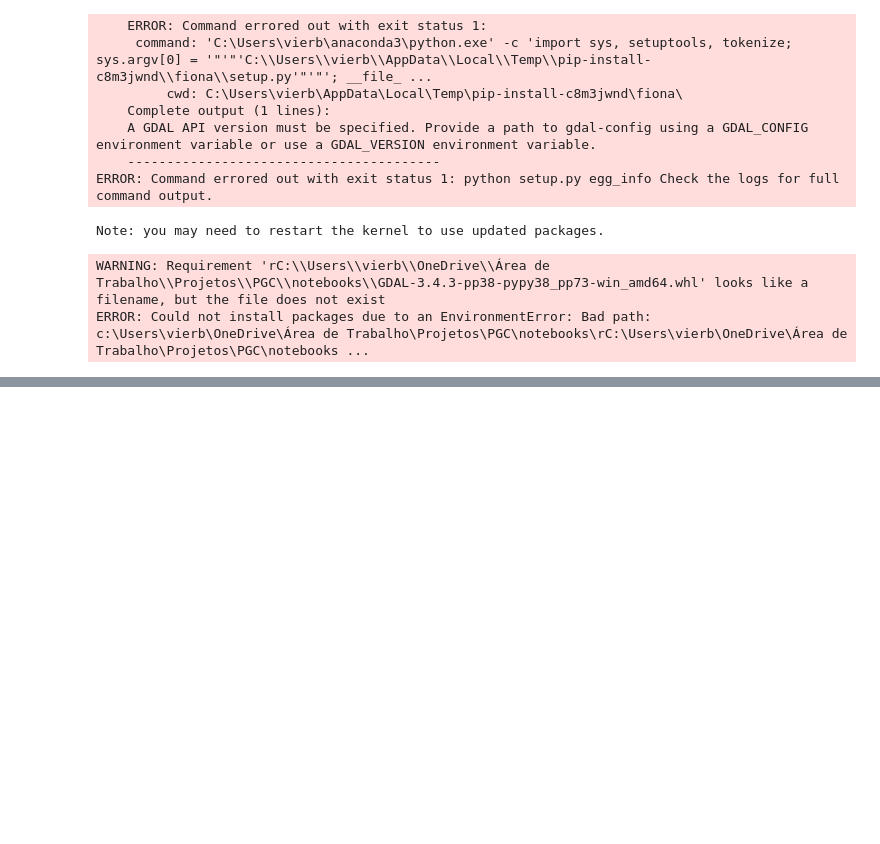
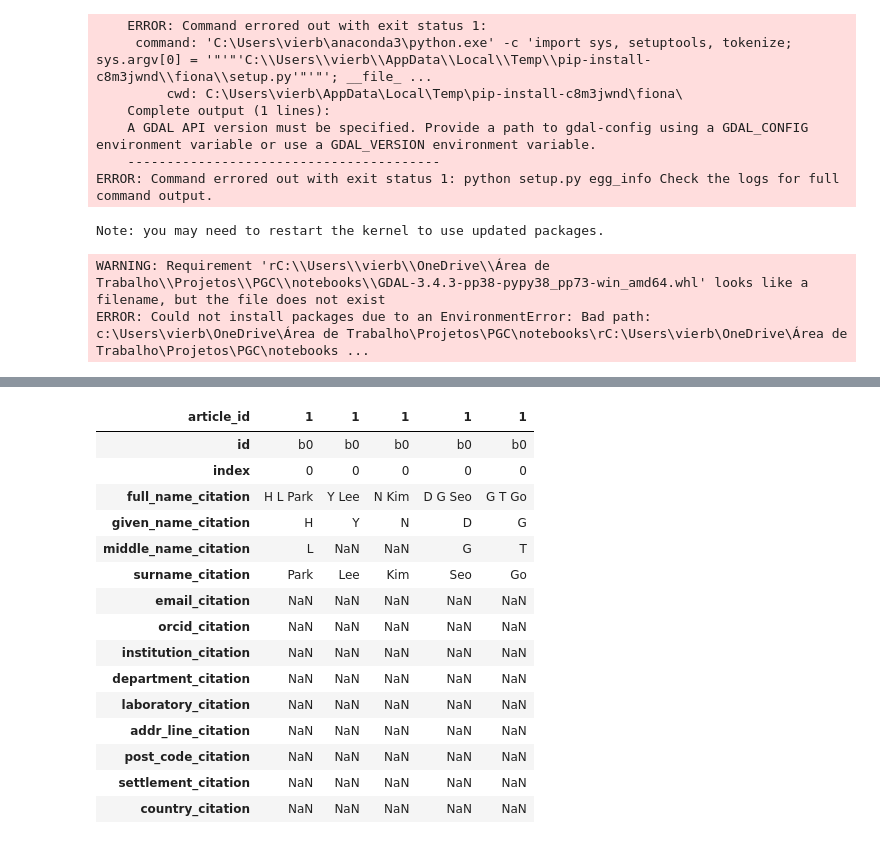
Before and after one commit to Vieirbat/Summarticles, a Jupyter notebook: notebooks/Visões Estatísticas.ipynb, the cells around one changed output, grey strips where cells are left out. Cells and saved outputs as stored; diff of their text form; code cells hidden in the pictures; blank space fills up the shorter version.

```diff
--- a/notebooks/Visões Estatísticas.ipynb
+++ b/notebooks/Visões Estatísticas.ipynb
@@ -645,0 +741,19 @@ ERROR: Could not install packages due to an EnvironmentError: Bad path: c:\Users
+# %%
+dict_dfs['df_doc_authors_citations'].head().T
+# %% [output]
+| article_id | 1 | 1 | 1 | 1 | 1 |
+| id | b0 | b0 | b0 | b0 | b0 |
+| index | 0 | 0 | 0 | 0 | 0 |
+| full_name_citation | H L Park | Y Lee | N Kim | D G Seo | G T Go |
+| given_name_citation | H | Y | N | D | G |
+| middle_name_citation | L | NaN | NaN | G | T |
+| surname_citation | Park | Lee | Kim | Seo | Go |
+| email_citation | NaN | NaN | NaN | NaN | NaN |
+| orcid_citation | NaN | NaN | NaN | NaN | NaN |
+| institution_citation | NaN | NaN | NaN | NaN | NaN |
+| department_citation | NaN | NaN | NaN | NaN | NaN |
+| laboratory_citation | NaN | NaN | NaN | NaN | NaN |
+| addr_line_citation | NaN | NaN | NaN | NaN | NaN |
+| post_code_citation | NaN | NaN | NaN | NaN | NaN |
+| settlement_citation | NaN | NaN | NaN | NaN | NaN |
+| country_citation | NaN | NaN | NaN | NaN | NaN |
```
Also changed, not shown: parts of 28 cells of this notebook, 2 other files.
